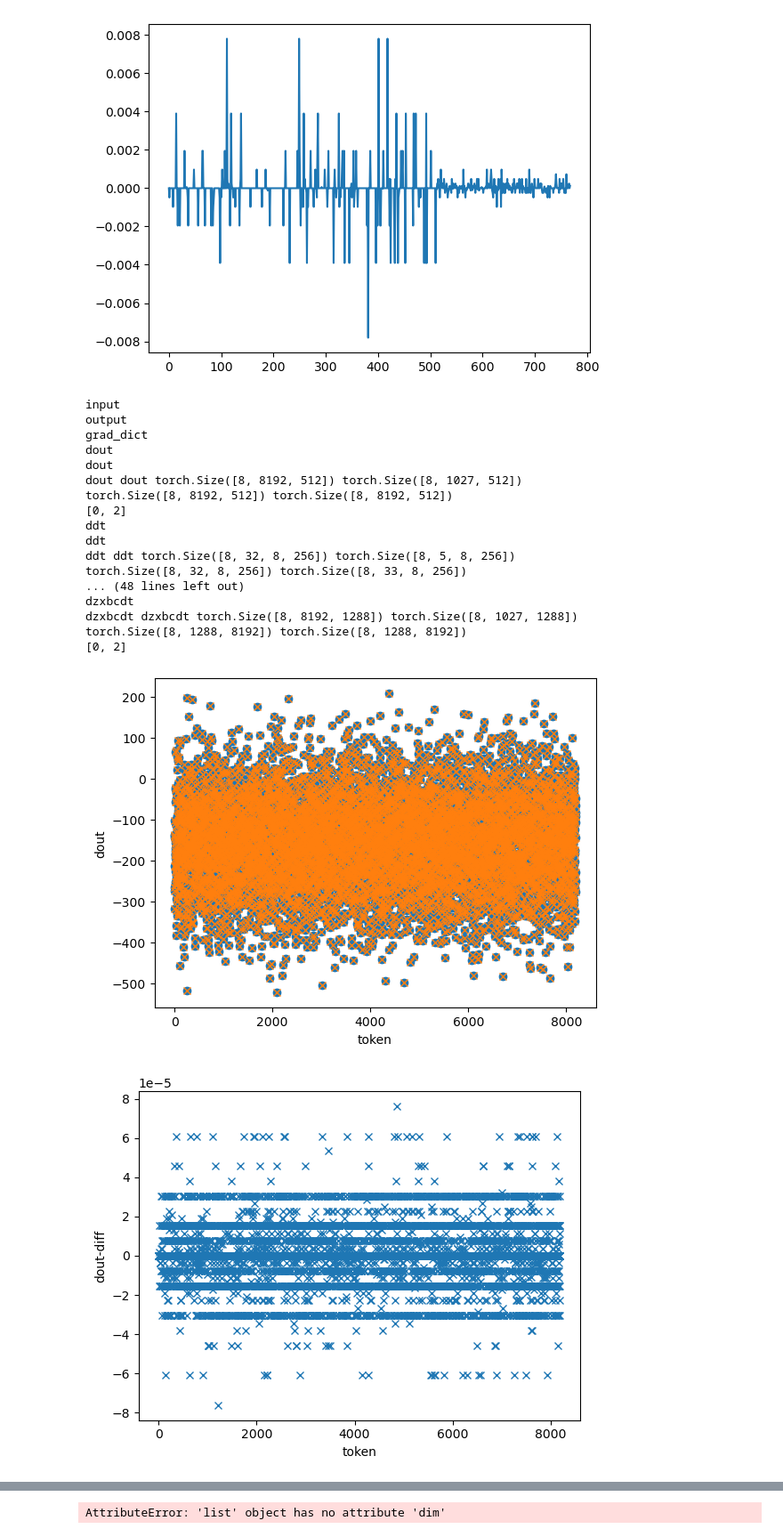
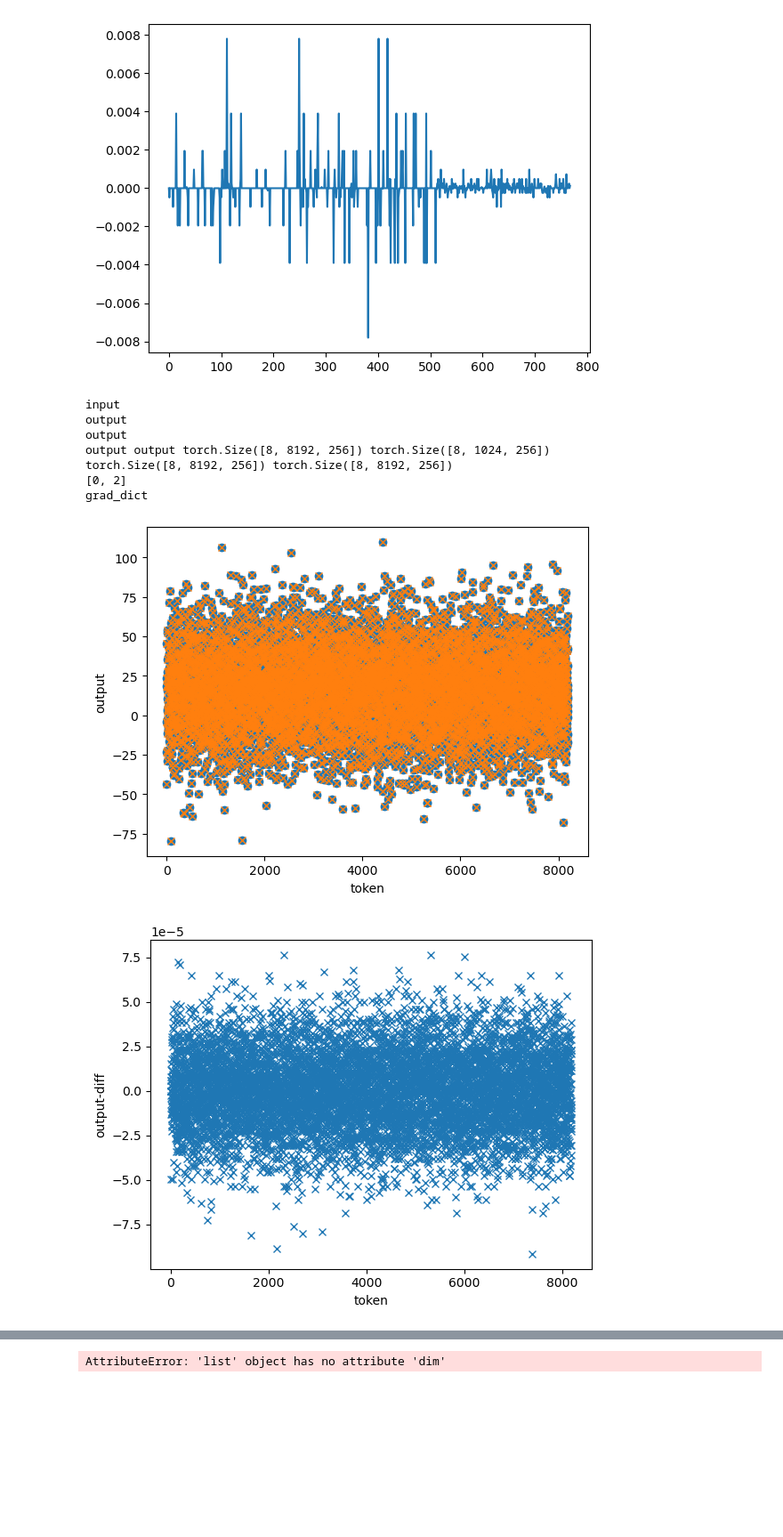
Before and after one commit to state-spaces/mamba, a Jupyter notebook: tests.ipynb, the cells around one changed output, grey strips where cells are left out. Shown at 89% size. Drawn from its saved outputs; the diff is of its cells as text; code cells hidden in the pictures; blank space fills up the shorter version.

Commit message:
Working but need to make gradients flow backwards through layer dout

```diff
--- a/tests.ipynb
+++ b/tests.ipynb
@@ -798,7 +798,7 @@ plt.plot(xBC_d_calc-xBC_d)
 from einops import rearrange
 for (k,v),(k2,v2) in zip(ser_dict.items(),dist_dict.items()):
     print(k)
-    if k in ['grad_dict','final_states','input','output','rstd','dA']:
+    if k in ['grad_dict','final_states','input','rstd','dA']:
         continue
     if k in ['ddt']:
         v = [rearrange(x,'i j c k -> i c j k') for x in v]
@@ -819,46 +819,36 @@ for (k,v),(k2,v2) in zip(ser_dict.items(),dist_dict.items()):
         v2 = [rearrange(x, 'b s h d-> b s (h d)') for x in v2]
         v = [rearrange(x, 'b s h d-> b s (h d)') for x in v]
 
     print(k)
     print(k,k2,v[0].shape,v2[0].shape)
     v1_cat = v[0].detach()
     v2_cat = torch.cat(v2, dim=1).detach()
     if k in ['zxbcdt', 'dzxbcdt','dxBC','dxBC_p','dxBC_given']:
         v1_cat = rearrange(v1_cat,'i j c -> i c j')
         v2_cat = rearrange(v2_cat,'i j c -> i c j')
 
     print(v1_cat.shape,v2_cat.shape)
     dim = [0] + list(range(v1_cat.dim()))[2:]
     print(dim)
     plt.figure()
     plt.ylabel(k)
     plt.xlabel('token')
     plt.plot(v1_cat.sum(dim=dim),'o')
     plt.plot(v2_cat.sum(dim=dim),'x')
     try:
         plt.figure()
         plt.plot(v1_cat.sum(dim=dim)-v2_cat.sum(dim=dim),'x')
         plt.ylabel(k + '-diff')
         plt.xlabel('token')
     except:
         print("nope" + k)
 # %% [output]
 input
 output
+output
+output output torch.Size([8, 8192, 256]) torch.Size([8, 1024, 256])
+torch.Size([8, 8192, 256]) torch.Size([8, 8192, 256])
+[0, 2]
 grad_dict
-dout
-dout
-dout dout torch.Size([8, 8192, 512]) torch.Size([8, 1027, 512])
-torch.Size([8, 8192, 512]) torch.Size([8, 8192, 512])
-[0, 2]
-ddt
-ddt
-ddt ddt torch.Size([8, 32, 8, 256]) torch.Size([8, 5, 8, 256])
-torch.Size([8, 32, 8, 256]) torch.Size([8, 33, 8, 256])
-... (48 lines left out)
-dzxbcdt
-dzxbcdt dzxbcdt torch.Size([8, 8192, 1288]) torch.Size([8, 1027, 1288])
-torch.Size([8, 1288, 8192]) torch.Size([8, 1288, 8192])
-[0, 2]
-[figure, old version]
+[figure, new version]
-[figure, old version]
+[figure, new version]
```
Also changed, not shown: parts of 1 cell of this notebook, 1 other file.
